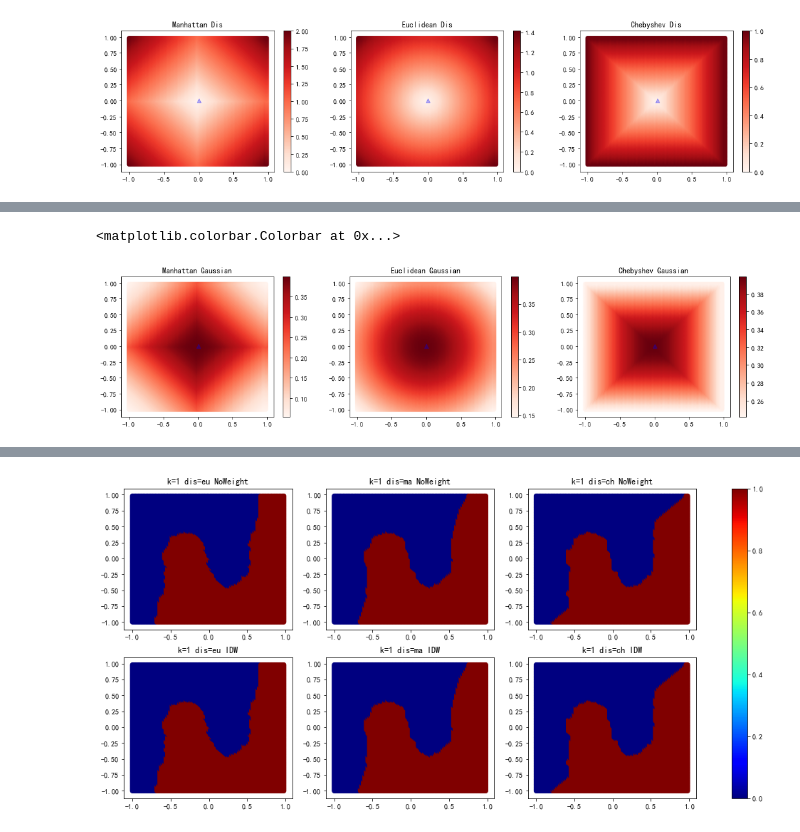
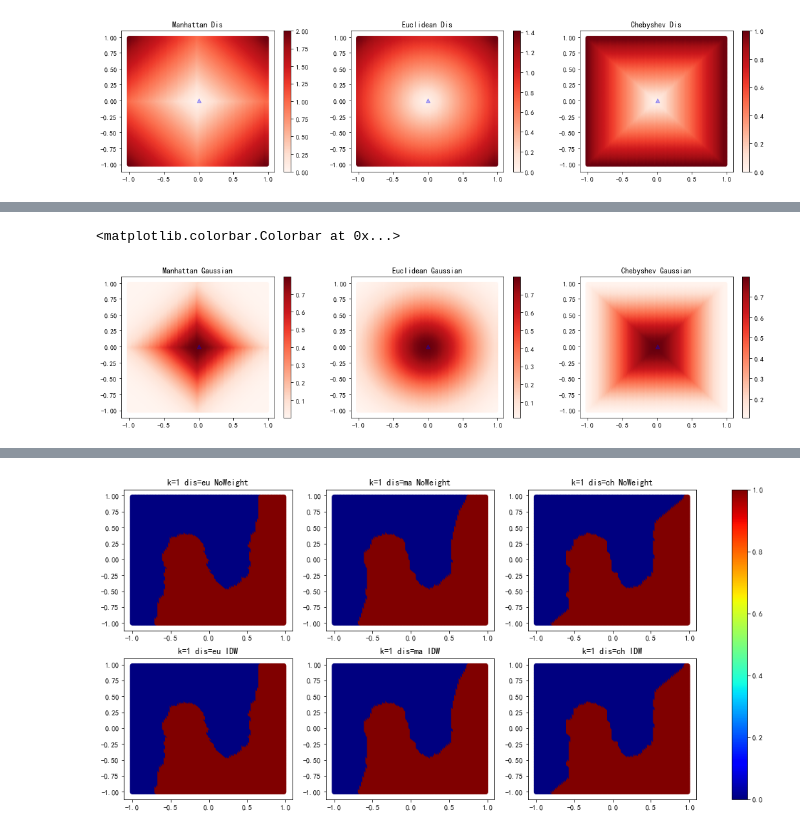
Before and after one commit to XuPenglei/Learn-Something-From-Tang, a Jupyter notebook: 空间内插/KNN学习.ipynb, the cells around one changed output, grey strips where cells are left out. Drawn from its saved outputs; the diff is of its cells as text; code cells hidden in the pictures.

```diff
--- a/空间内插/KNN学习.ipynb
+++ b/空间内插/KNN学习.ipynb
@@ -92,22 +109,22 @@ plt.colorbar(cm3,ax=ax3)
 # %%
 # 计算各点的标准正态分布概率
-manha_Gauss = kernal(manha_dis)
-eu_Gauss = kernal(eu_dis)
-cheb_Gauss = kernal(cheb_dis)
+manha_Gauss = gaussian(manha_dis,0,0.5)
+eu_Gauss = gaussian(eu_dis,0,0.5)
+cheb_Gauss = gaussian(cheb_dis,0,0.5)
 # 可视化
 fig,(ax1,ax2,ax3) = plt.subplots(1,3,figsize=(18,4))
 cm1 = ax1.scatter(*p.T,c=manha_Gauss,cmap='Reds')
 ax1.scatter(origin_p[0,0],origin_p[0,1],s=40, alpha=0.3, marker='^',c='b')
 ax1.set_title('Manhattan Gaussian')
 cm2 = ax2.scatter(*p.T,c=eu_Gauss,cmap = 'Reds')
 ax2.scatter(origin_p[0,0],origin_p[0,1],s=40, alpha=0.3, marker='^',c='b')
 ax2.set_title('Euclidean Gaussian')
 cm3 = ax3.scatter(*p.T,c=cheb_Gauss,cmap = 'Reds')
 ax3.scatter(origin_p[0,0],origin_p[0,1],s=40, alpha=0.3, marker='^',c='b')
 ax3.set_title('Chebyshev Gaussian')
 plt.colorbar(cm1,ax=ax1)
 plt.colorbar(cm2,ax=ax2)
 plt.colorbar(cm3,ax=ax3)
 # %% [output]
 <matplotlib.colorbar.Colorbar at 0x...>
-[figure, old version]
+[figure, new version]
```
Also changed, not shown: parts of 9 cells of this notebook, 2 other files.
